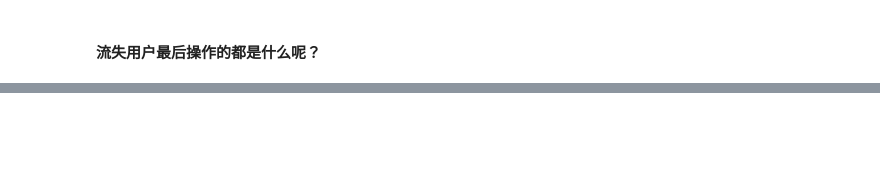
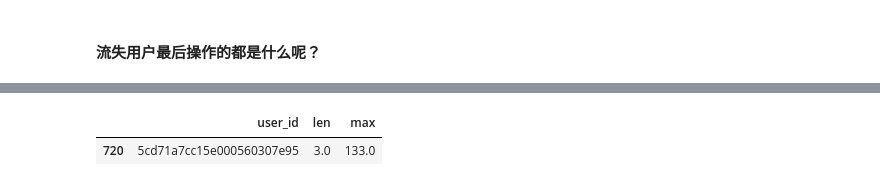
Before and after one commit to GuoQPro/user_operation_analysis, a Jupyter notebook: EOT_USER_OP_RECORD.ipynb, the cells around one changed output, grey strips where cells are left out. Cells and saved outputs as stored; diff of their text form; code cells hidden in the pictures; blank space fills up the shorter version.

```diff
--- a/EOT_USER_OP_RECORD.ipynb
+++ b/EOT_USER_OP_RECORD.ipynb
@@ -535,0 +555,6 @@ pd_user_id_group.loc[pd_user_id_group.apply(lambda x: (is_churn_user(x)), axis =
+# %%
+b = churn_user_group.reset_index();
+b.loc[b["user_id"] == "5cd71a7cc15e000560307e95"]
+# %% [output]
+|  | user_id | len | max |
+| 720 | 5cd71a7cc15e000560307e95 | 3.0 | 133.0 |
```
Also changed, not shown: parts of 14 cells of this notebook.
